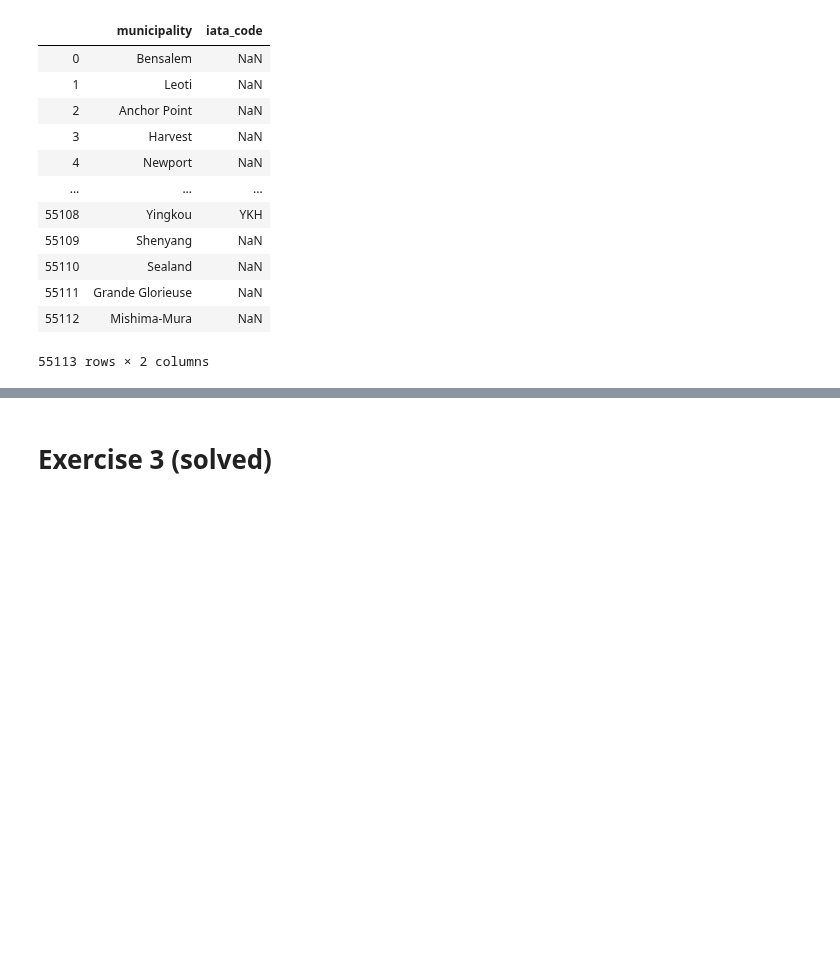
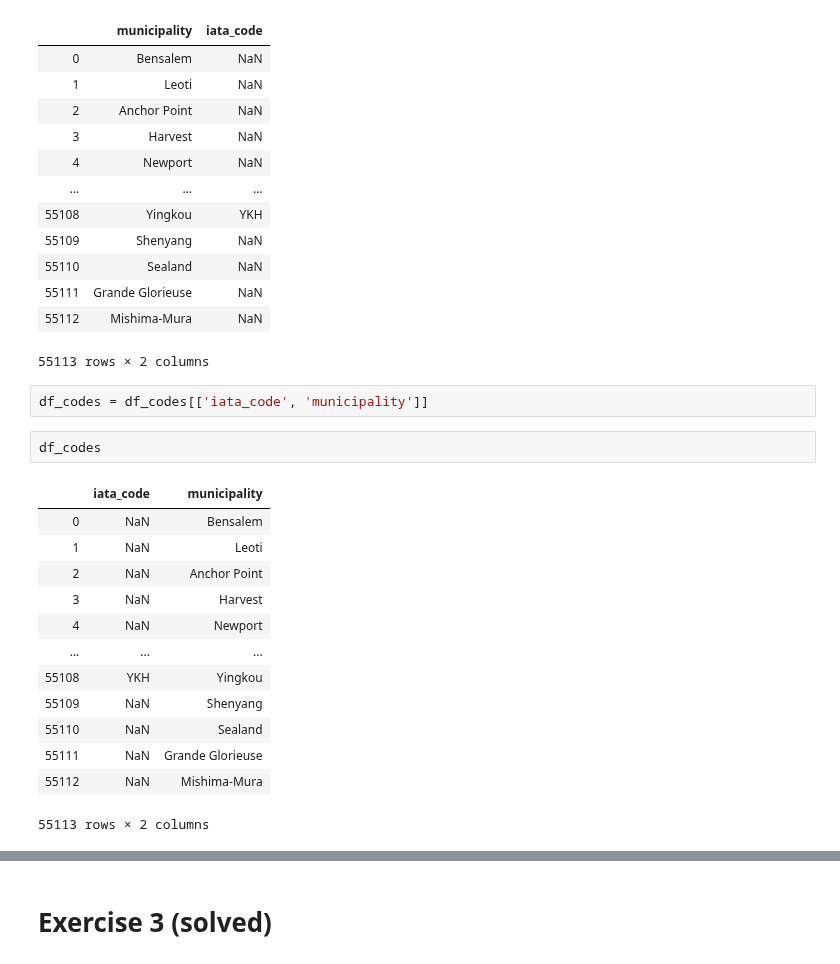
Before and after one commit to daniel-isidro/amadeus_challenge, a Jupyter notebook: amadeus_challenge.ipynb, the cells around one changed output, grey strips where cells are left out. Drawn from its saved outputs; the diff is of its cells as text; blank space fills up the shorter version.

```diff
--- a/amadeus_challenge.ipynb
+++ b/amadeus_challenge.ipynb
@@ -336,6 +357,24 @@ df_codes
 | 55111 | Grande Glorieuse | NaN |
 | 55112 | Mishima-Mura | NaN |
 55113 rows × 2 columns
+# %%
+df_codes = df_codes[['iata_code', 'municipality']]
+# %%
+df_codes
+# %% [output]
+|  | iata_code | municipality |
+| 0 | NaN | Bensalem |
+| 1 | NaN | Leoti |
+| 2 | NaN | Anchor Point |
+| 3 | NaN | Harvest |
+| 4 | NaN | Newport |
+| ... | ... | ... |
+| 55108 | YKH | Yingkou |
+| 55109 | NaN | Shenyang |
+| 55110 | NaN | Sealand |
+| 55111 | NaN | Grande Glorieuse |
+| 55112 | NaN | Mishima-Mura |
+55113 rows × 2 columns
 # %%
 results = pd.merge(df_most_booked, df_codes, left_on='arr_port', right_on='iata_code', how='left')
 results
```
Also changed, not shown: parts of 5 cells of this notebook.
